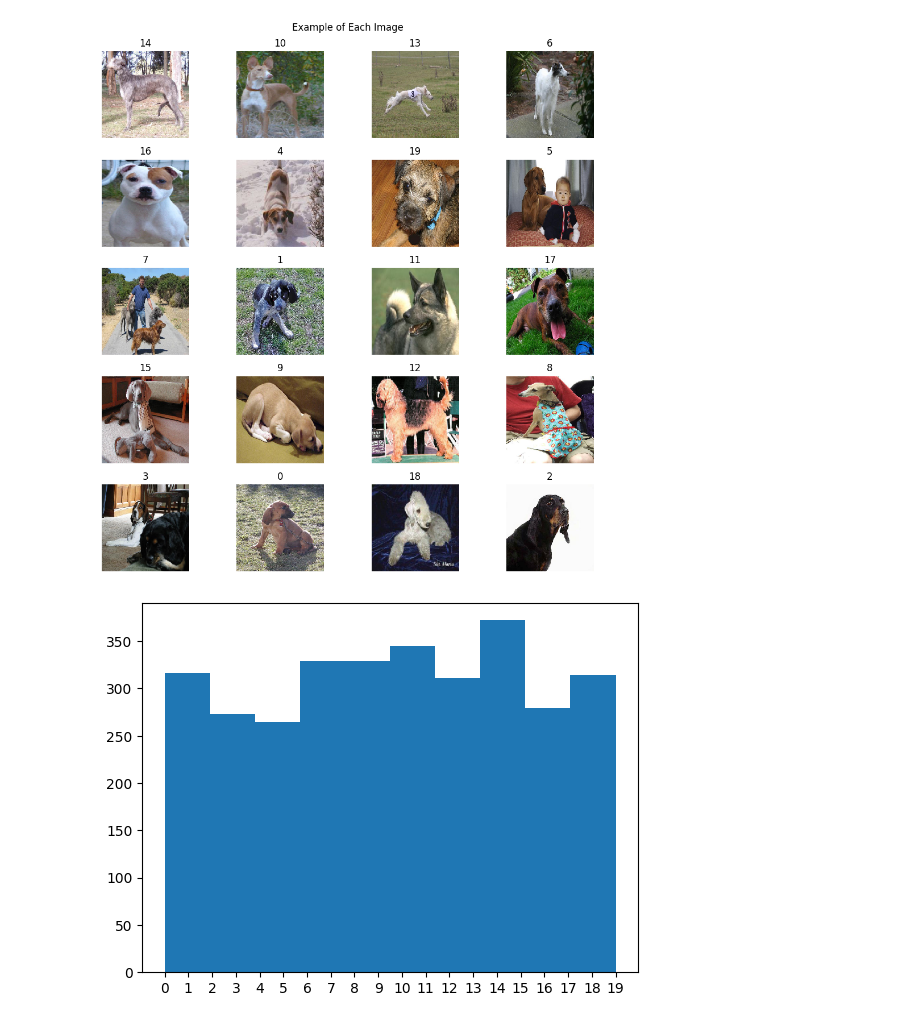
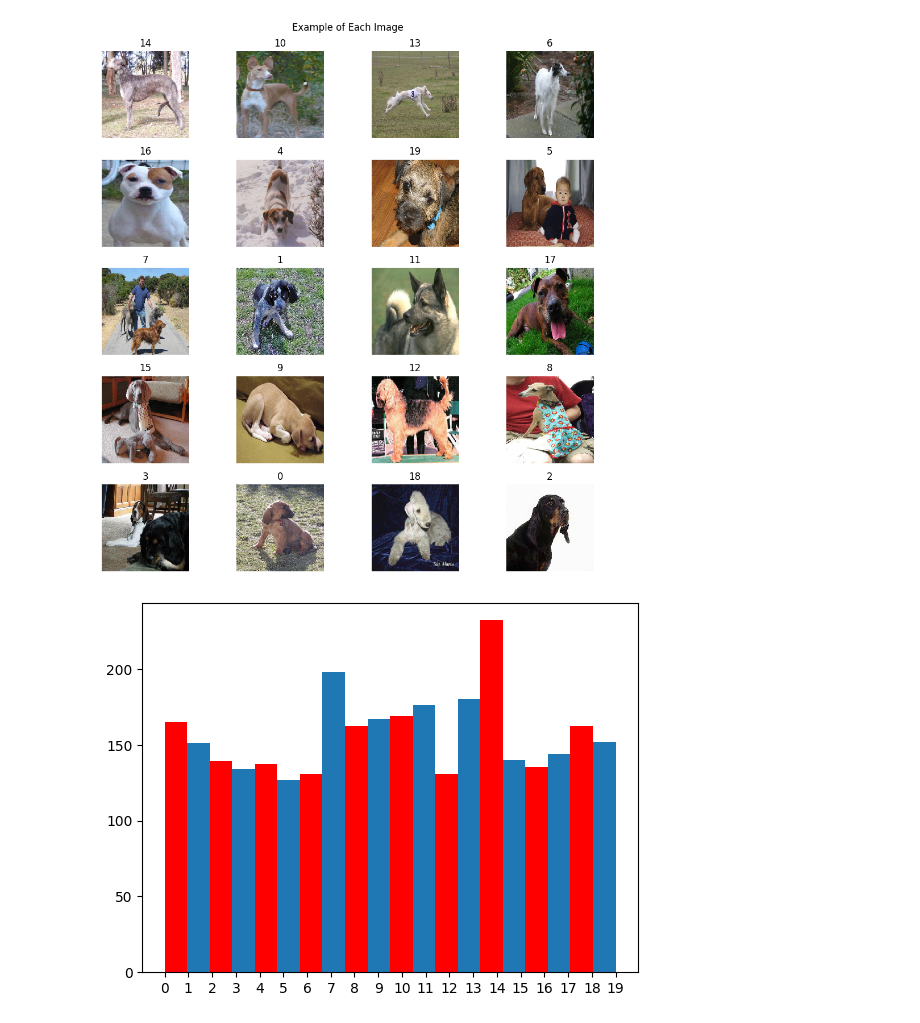
Before and after one commit to acard5meg/ece_527_assignments, a Jupyter notebook: assign_8_2_scratch.ipynb, the cells around one changed output. Saved outputs shown, nothing was run; the diff lists cells and outputs as text; code cells hidden in the pictures.

Commit message:
updated histogram

```diff
--- a/assign_8_2_scratch.ipynb
+++ b/assign_8_2_scratch.ipynb
@@ -50,13 +50,16 @@ plt.show()
 # %%
 unique_labels, counts = np.unique(labels, return_counts=True)
 
 # pct_of_cnts = counts / sum(counts)
 # print(counts)
 # a = np.histogram(counts)
 plt.plot(figsize=(10,10))
-plt.hist(labels)
+_, _, patches = plt.hist(labels, bins=20)
+for i in range(len(patches)):
+  if i % 2 == 0:
+    patches[i].set_facecolor('r')
 # ax.locator_params(integer=True)
 plt.xticks(range(0, 20, 1))
 plt.show()
 # %% [output]
-[figure, old version]
+[figure, new version]
```
